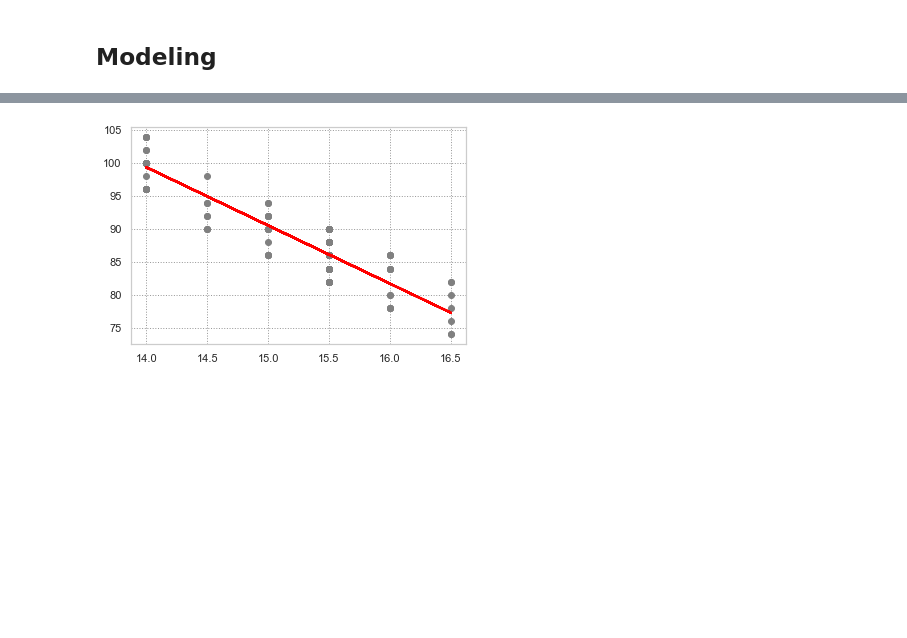
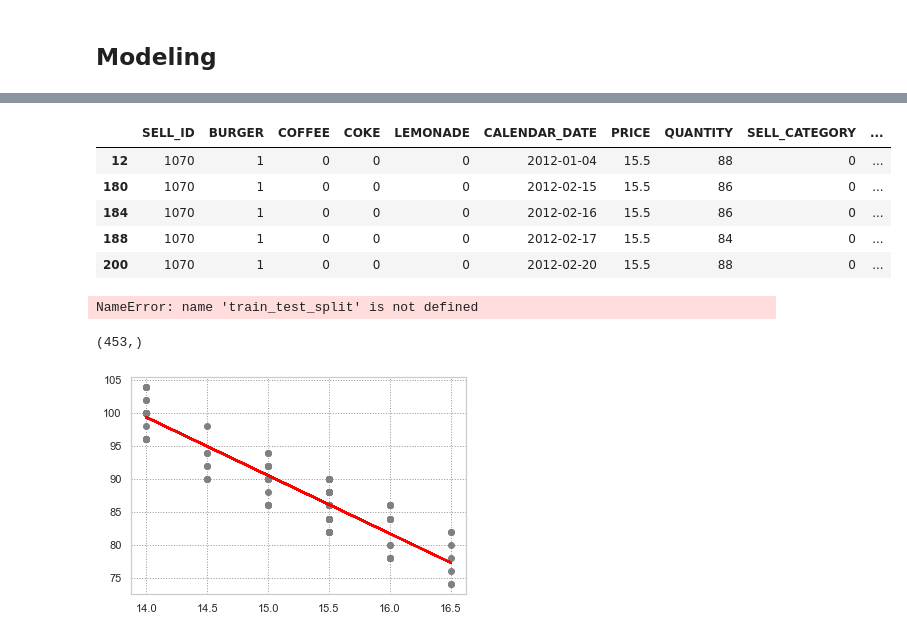
Before and after one commit to Lassstro/Retail-Price-Optimization-Used-Linear-Regression-And-Tree-based-method, a Jupyter notebook: Retail-Price-Optimization-Master.ipynb, the cells around one changed output, grey strips where cells are left out. Saved outputs shown, nothing was run; the diff lists cells and outputs as text; code cells hidden in the pictures; blank space fills up the shorter version.

```diff
--- a/Retail-Price-Optimization-Master.ipynb
+++ b/Retail-Price-Optimization-Master.ipynb
@@ -1077,4 +1120,24 @@ Ta sẽ xét riêng từng sản phẩm theo SELL_ID
 Những ngày là holiday, ngày cuối tuần, ngày nghỉ học, ngày có thể không ra ngoài sẽ được xét riêng
+# %%
+burger_1070_bau.head()
+# %% [output]
+|  | SELL_ID | BURGER | COFFEE | COKE | LEMONADE | CALENDAR_DATE | PRICE | QUANTITY | SELL_CATEGORY | ... |
+| 12 | 1070 | 1 | 0 | 0 | 0 | 2012-01-04 | 15.5 | 88 | 0 | ... |
+| 180 | 1070 | 1 | 0 | 0 | 0 | 2012-02-15 | 15.5 | 86 | 0 | ... |
+| 184 | 1070 | 1 | 0 | 0 | 0 | 2012-02-16 | 15.5 | 86 | 0 | ... |
+| 188 | 1070 | 1 | 0 | 0 | 0 | 2012-02-17 | 15.5 | 84 | 0 | ... |
+| 200 | 1070 | 1 | 0 | 0 | 0 | 2012-02-20 | 15.5 | 88 | 0 | ... |
+# %%
+X_train, X_test, y_train, y_test = train_test_split(burger_1070_bau.PRICE, burger_1070_bau.QUANTITY, test_size=0.2, random_state = 41)
+X_train = X_train.values.reshape(-1, 1)
+X_test = X_test.values.reshape(-1, 1)
+# %% [output]
+NameError: name 'train_test_split' is not defined
+# %%
+X_train.shape
+X_train1 = X_train.values.reshape(-1, 1)
+# %% [output]
+(453,)
 # %%
 def create_model_and_find_elasticity(data):
     X_train, X_test, y_train, y_test = train_test_split(data.PRICE, data.QUANTITY, test_size=0.2, random_state = 41)
```
Also changed, not shown: parts of 11 cells of this notebook.
